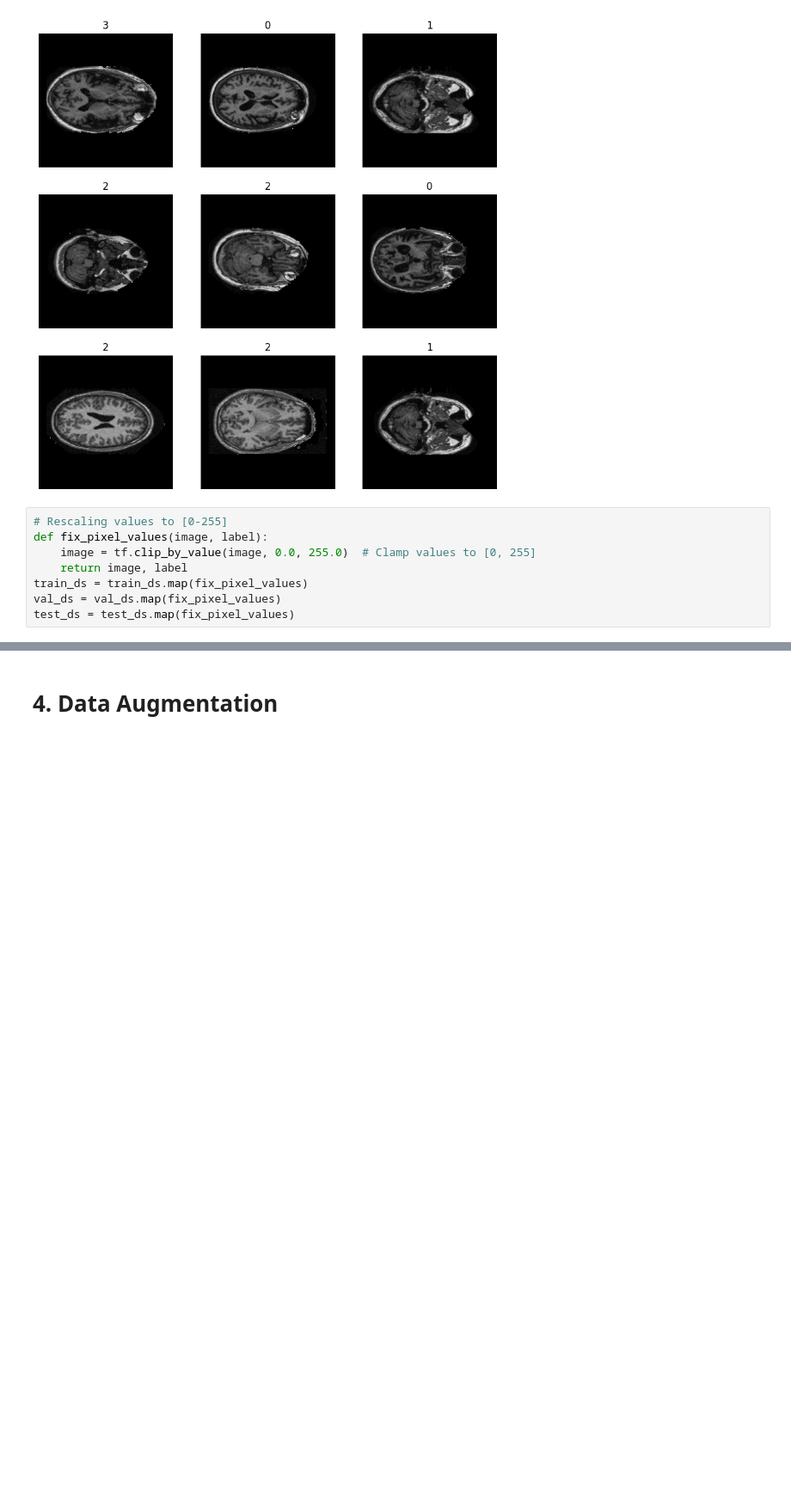
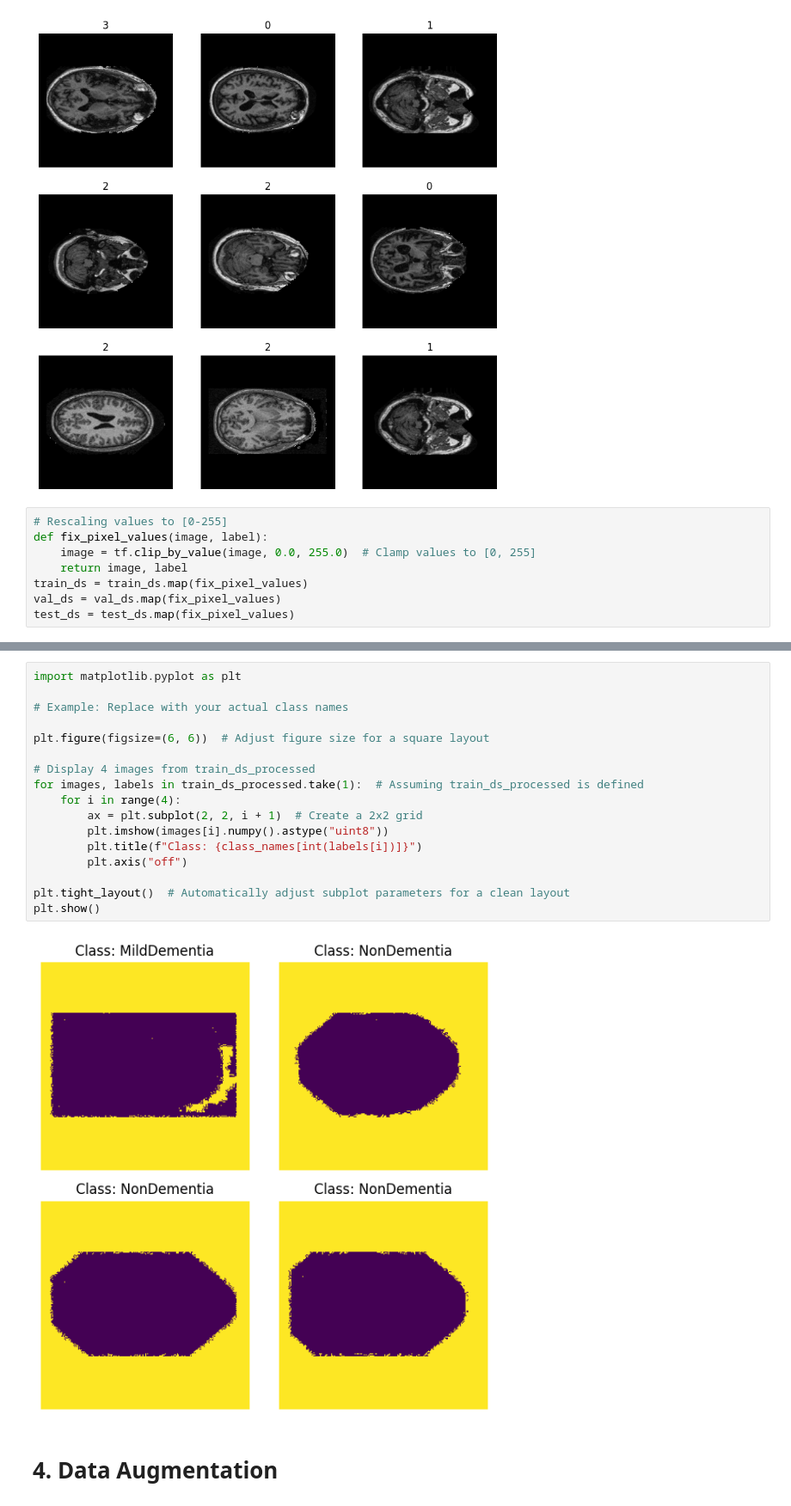
Before and after one commit to sampad-singha/Alzheimer_Disease_Detection, a Jupyter notebook: ResNet50v2.ipynb, the cells around one changed output, grey strips where cells are left out. Shown: that part at 86% size. Drawn from its saved outputs; the diff is of its cells as text; blank space fills up the shorter version.

```diff
--- a/ResNet50v2.ipynb
+++ b/ResNet50v2.ipynb
@@ -190,3 +191,22 @@ ValueError: in user code:
+# %%
+import matplotlib.pyplot as plt
+
+# Example: Replace with your actual class names
+
+plt.figure(figsize=(6, 6))  # Adjust figure size for a square layout
+
+# Display 4 images from train_ds_processed
+for images, labels in train_ds_processed.take(1):  # Assuming train_ds_processed is defined
+    for i in range(4):
+        ax = plt.subplot(2, 2, i + 1)  # Create a 2x2 grid
+        plt.imshow(images[i].numpy().astype("uint8"))
+        plt.title(f"Class: {class_names[int(labels[i])]}")
+        plt.axis("off")
+
+plt.tight_layout()  # Automatically adjust subplot parameters for a clean layout
+plt.show()
+# %% [output]
+[figure, added]
 # %% [markdown]
 # **4. Data Augmentation**
 # %%
```
Also changed, not shown: parts of 28 cells of this notebook.
